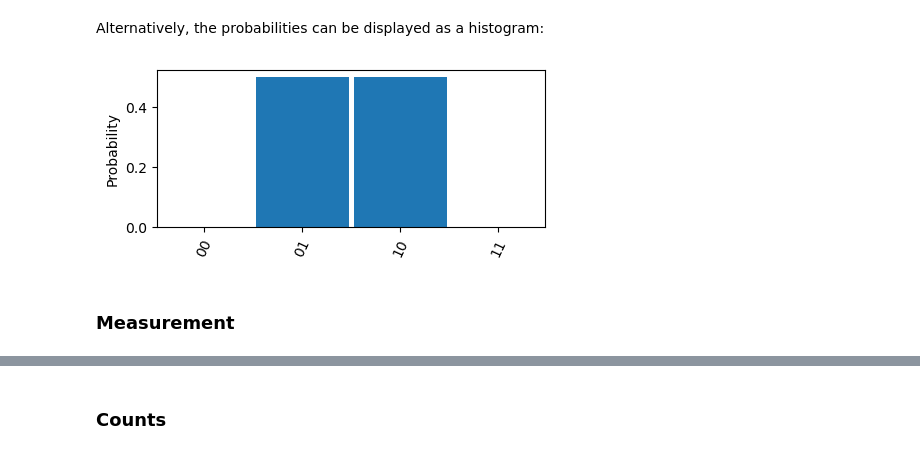
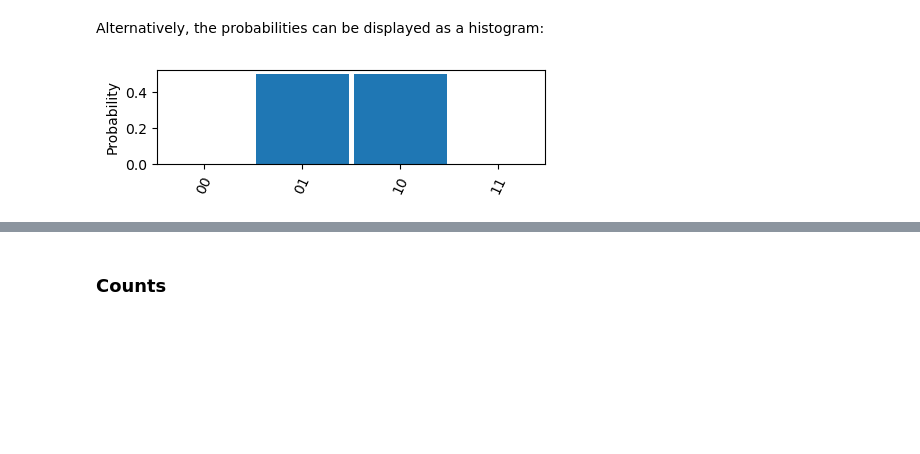
Before and after one commit to jbrumf/tinyqsim, a Jupyter notebook: examples/example_1_tutorial.ipynb, the cells around one changed output, grey strips where cells are left out. Saved outputs shown, nothing was run; the diff lists cells and outputs as text; code cells hidden in the pictures; blank space fills up the shorter version.

```diff
--- a/examples/example_1_tutorial.ipynb
+++ b/examples/example_1_tutorial.ipynb
@@ -91,8 +93,6 @@ print(qc.probabilities(include_zeros=True))
 # %% [markdown]
 Alternatively, the probabilities can be displayed as a histogram:
 # %%
-qc.plot_probabilities()
+qc.plot_probabilities(height=0.6)
 # %% [output]
-[figure, old version]
+[figure, new version]
-# %% [markdown]
-### Measurement
```
Also changed, not shown: parts of 43 cells of this notebook, 15 other files.
